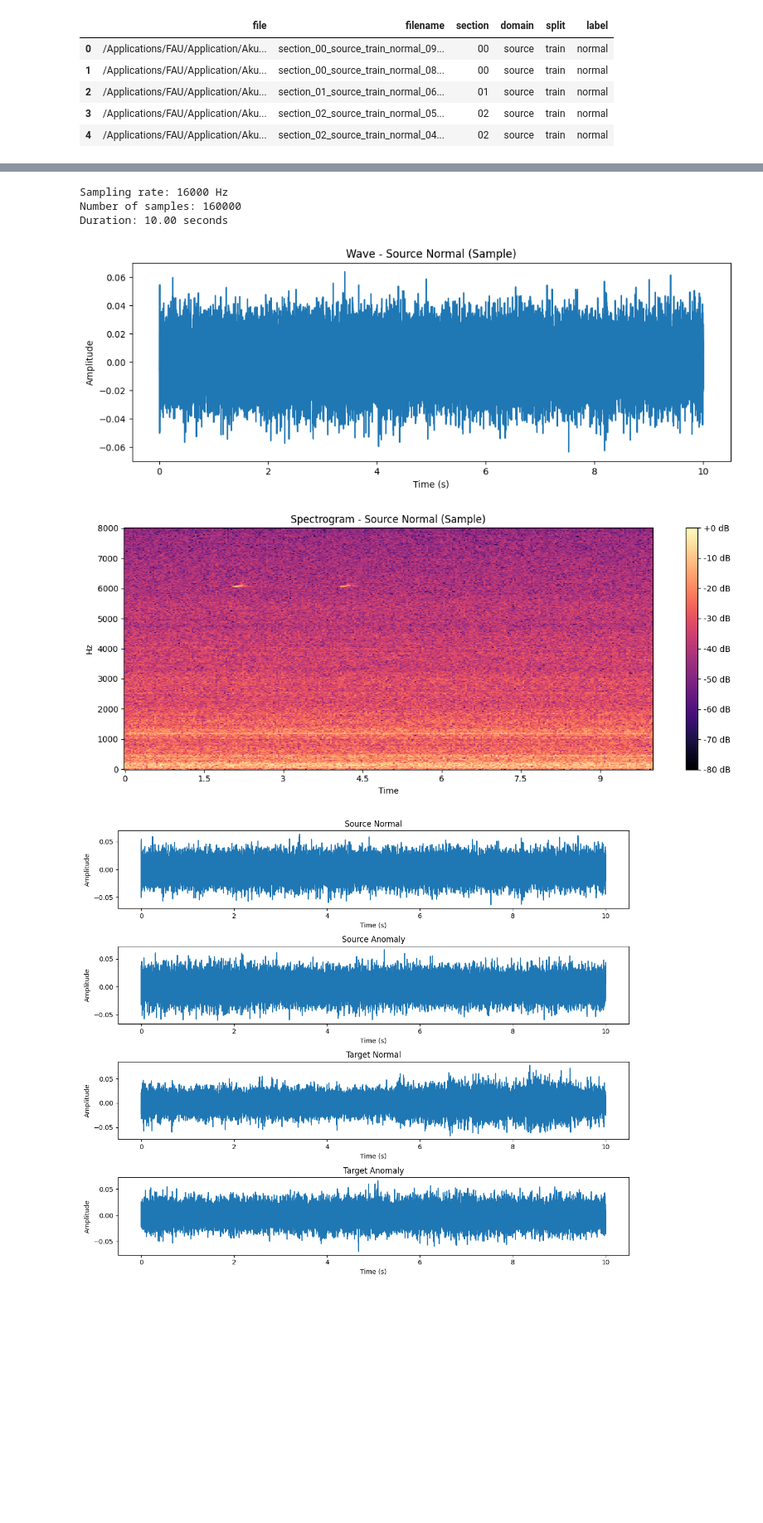
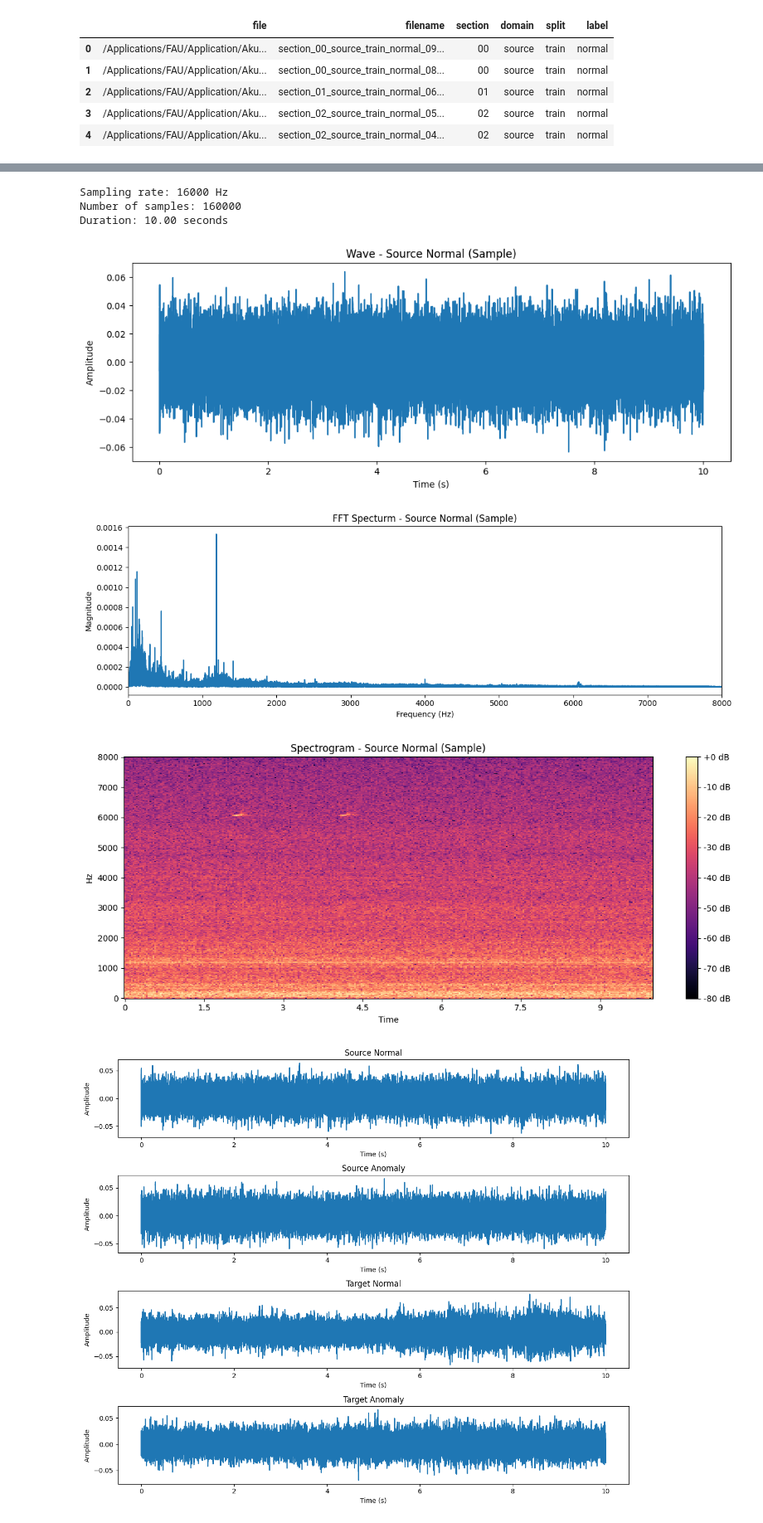
Before and after one commit to chanky1998/industrial-acoustic-condition-monitoring, a Jupyter notebook: notebooks/02_signal_analysis.ipynb, the cells around one changed output, grey strips where cells are left out. Shown at 83% size. Drawn from its saved outputs; the diff is of its cells as text; code cells hidden in the pictures; blank space fills up the shorter version.

```diff
--- a/notebooks/02_signal_analysis.ipynb
+++ b/notebooks/02_signal_analysis.ipynb
@@ -139,40 +135,58 @@ plt.ylabel("Amplitude")
 plt.title("Wave - Source Normal (Sample)")
 
 plt.tight_layout
+plt.show()
+
+N = len(y)
+fft = np.fft.rfft(y)
+frequencies = np.fft.rfftfreq(N, d=1/sr)
+magnitude = np.abs(fft)
+magnitude = magnitude/N
+
+plt.figure(figsize=(12,4))
+plt.plot(frequencies,magnitude)
+
+plt.xlabel("Frequency (Hz)")
+plt.ylabel("Magnitude")
+plt.title("FFT Specturm - Source Normal (Sample)")
+
+plt.xlim(0, sr/2)
+plt.tight_layout()
 plt.show()
 
 D = librosa.stft(
     y,
     n_fft=1024,
     hop_length=512
 )
 
 S_db = librosa.amplitude_to_db(
     np.abs(D),
     ref=np.max
 )
 
 plt.figure(figsize=(12,5))
 
 librosa.display.specshow(
     S_db,
     sr=sr,
     hop_length=512,
     x_axis="time",
     y_axis="hz"
 )
 
 plt.colorbar(format="%+2.0f dB")
 plt.title("Spectrogram - Source Normal (Sample)")
 
 plt.tight_layout()
 plt.show()
 # %% [output]
 Sampling rate: 16000 Hz
 Number of samples: 160000
 Duration: 10.00 seconds
 [figure]
-[figure, old version]
+[figure, new version]
+[figure, added]
 # %%
 fig, axes = plt.subplots(4, 1, figsize=(12,10))
 
```
Also changed, not shown: parts of 2 cells of this notebook.
